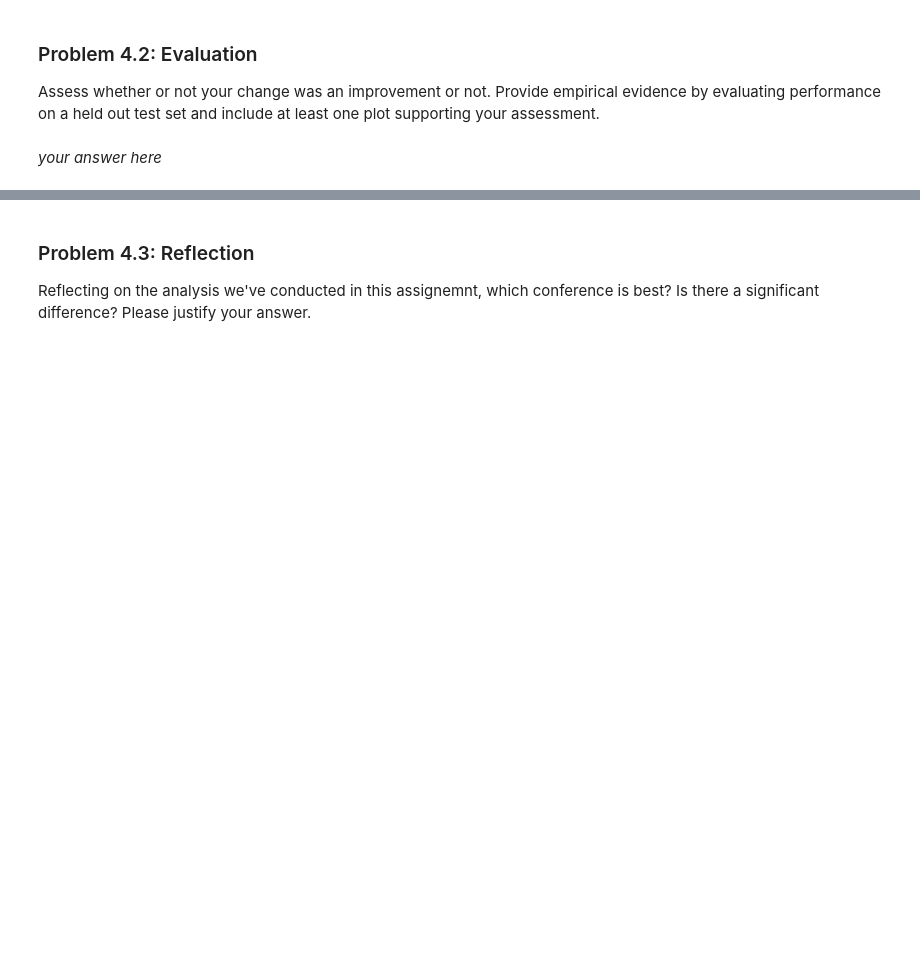
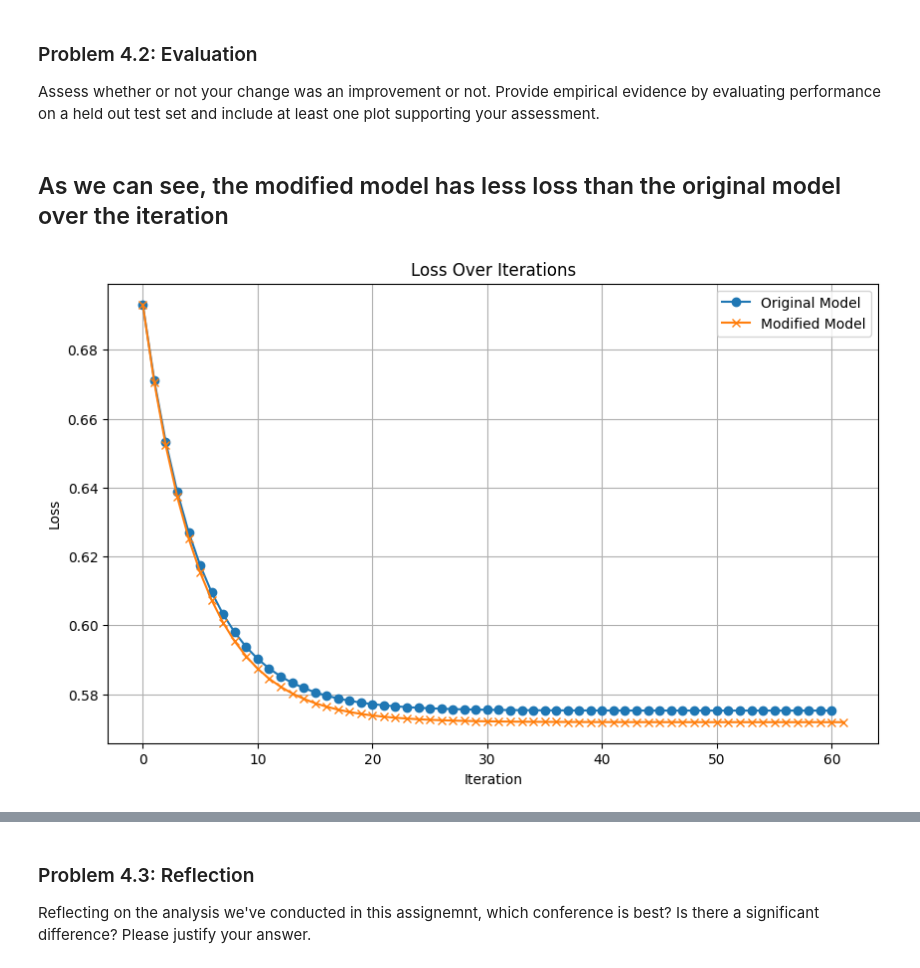
Before and after one commit to fatday/My-Grad-Math-Works, a Jupyter notebook: assignments/hw1/hw1.ipynb, the cells around one changed output, grey strips where cells are left out. Cells and saved outputs as stored; diff of their text form; code cells hidden in the pictures; blank space fills up the shorter version.

```diff
--- a/assignments/hw1/hw1.ipynb
+++ b/assignments/hw1/hw1.ipynb
@@ -395,5 +424,33 @@ Choose one way to improve the Bradley-Terry model. Discuss *a priori* why you th
+# %%
+Combined_X = torch.cat((X, EloRDiff.unsqueeze(1)), dim=1)
+# %%
+# Train, Test split
+train_indices = torch.tensor([idx for idx in range(X.shape[0]) if idx % 5 != 0])
+test_indices = torch.tensor([idx for idx in range(X.shape[0]) if idx % 5 == 0])
+# %%
+X_train = X[train_indices]
+y_train = y[train_indices]
+Combined_X_train = Combined_X[train_indices]
+Combined_X_test = Combined_X[test_indices]
+X_test = X[test_indices]
+y_test = y[test_indices]
+# %%
+improved_beta, improved_losses = newton_method(Combined_X_train, y_train, 0.001, lr=0.1, if_sparse=True)
+original_beta, original_losses = newton_method(X_train, y_train, 0.001, lr=0.1, if_sparse=True)
 # %% [markdown]
 ### Problem 4.2: Evaluation
 Assess whether or not your change was an improvement or not. Provide empirical evidence by evaluating performance on a held out test set and include at least one plot supporting your assessment.
-# %% [markdown]
-*your answer here*
+# %% [markdown]
+## As we can see, the modified model has less loss than the original model over the iteration
+# %%
+plt.figure(figsize=(10, 6))
+plt.plot(original_losses, label="Original Model", marker='o')
+plt.plot(improved_losses, label="Modified Model", marker='x')
+plt.xlabel('Iteration')
+plt.ylabel('Loss')
+plt.title('Loss Over Iterations')
+plt.legend()
+plt.grid()
+plt.show()
+# %% [output]
+[figure, added]
```
Also changed, not shown: parts of 22 cells of this notebook.
